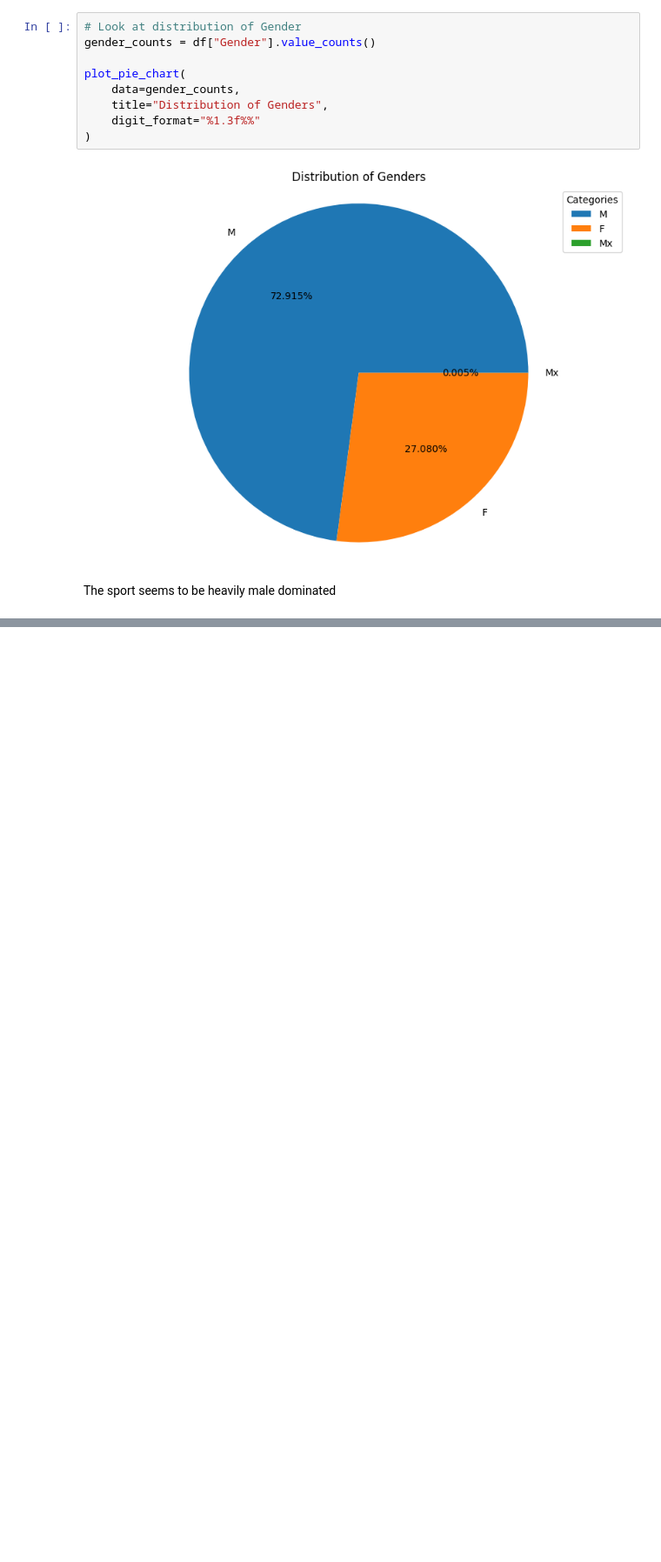
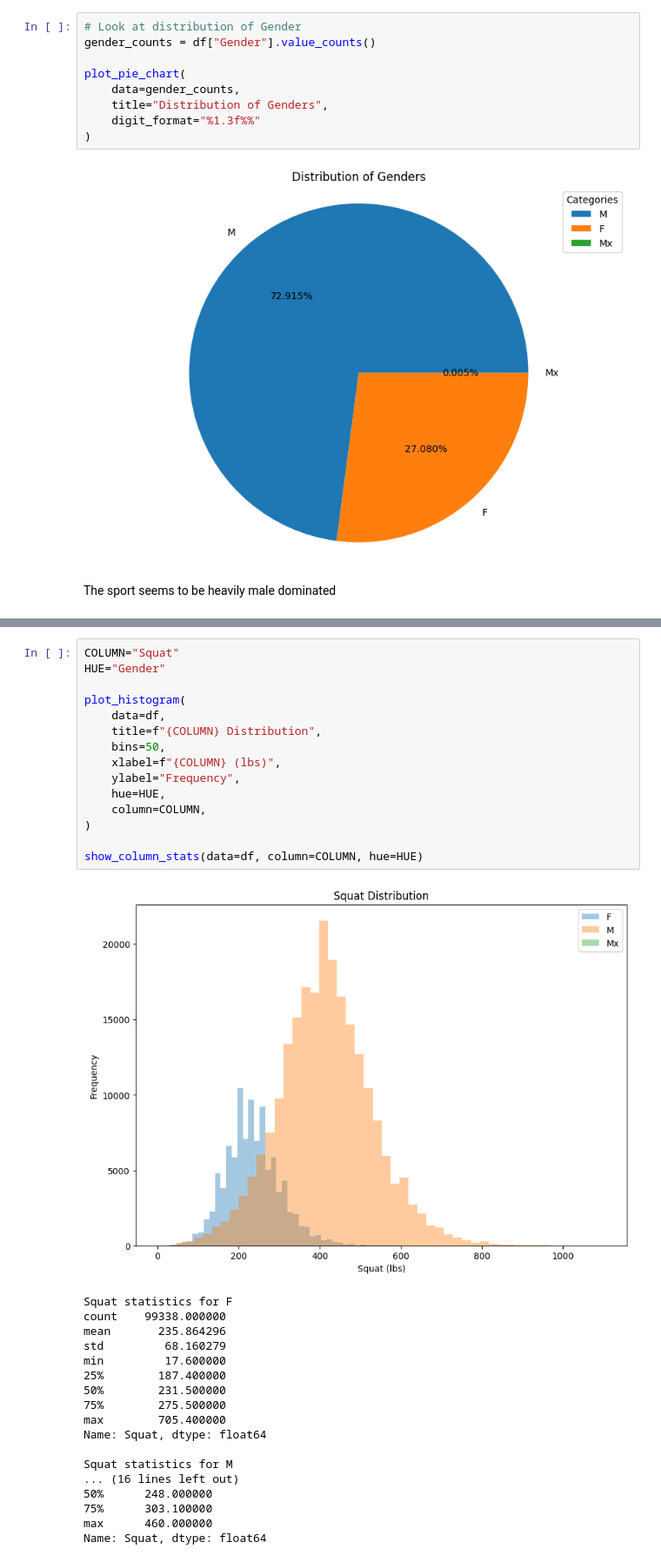
Before and after one commit to pranav142/Openpowerlifting-Database, a Jupyter notebook: notebooks/processed_EDA.ipynb, the cells around one changed output, grey strips where cells are left out. Shown at 87% size. Drawn from its saved outputs; the diff is of its cells as text; blank space fills up the shorter version.

```diff
--- a/notebooks/processed_EDA.ipynb
+++ b/notebooks/processed_EDA.ipynb
@@ -238,0 +362,34 @@ plot_histogram(
+# %%
+COLUMN="Squat"
+HUE="Gender"
+
+plot_histogram(
+    data=df,
+    title=f"{COLUMN} Distribution",
+    bins=50,
+    xlabel=f"{COLUMN} (lbs)",
+    ylabel="Frequency",
+    hue=HUE,
+    column=COLUMN,
+)
+
+show_column_stats(data=df, column=COLUMN, hue=HUE)
+# %% [output]
+[figure, added]
+Squat statistics for F
+count    99338.000000
+mean       235.864296
+std         68.160279
+min         17.600000
+25%        187.400000
+50%        231.500000
+75%        275.500000
+max        705.400000
+Name: Squat, dtype: float64
+
+Squat statistics for M
+... (16 lines left out)
+50%      248.000000
+75%      303.100000
+max      460.000000
+Name: Squat, dtype: float64
```
Also changed, not shown: parts of 10 cells of this notebook, 1 other file.
